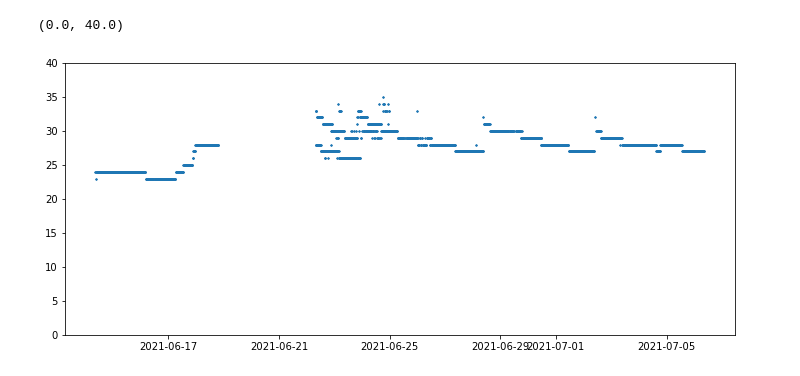
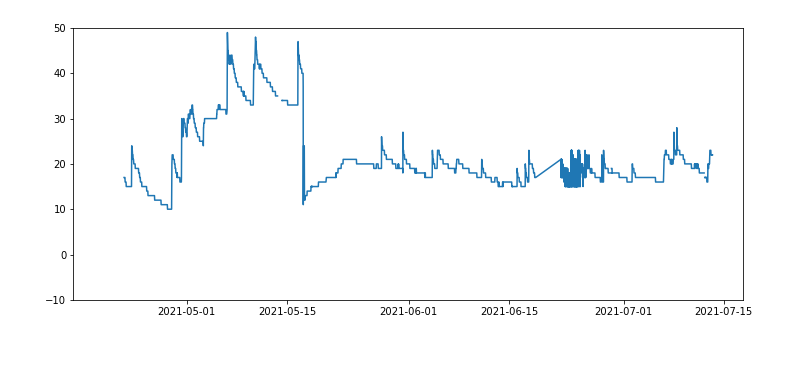
Before and after one commit to naiades-jsi/Carouge, a Jupyter notebook: notebooks/Data.ipynb, the cells around one changed output. Saved outputs shown, nothing was run; the diff lists cells and outputs as text; code cells hidden in the pictures.

```diff
--- a/notebooks/Data.ipynb
+++ b/notebooks/Data.ipynb
@@ -6,34 +6,37 @@ import plotly.express as px
 import plotly.offline as pyo
 # %%
 pyo.init_notebook_mode()
-n = 12
+
 
 devices = [
     "0a6a",
     "0a7c",
     "0a80",
     "0a83",
     "1efd",
     "1efe",
     "1eff",
     "1f0d",
     "1f02",
     "1f06",
     "1f08",
     "1f09",
     "1f10"
 ]
-
+n = 5
 filename = "carouge_device_" + devices[n] + ".csv"
 
 data = pd.read_csv("../data/" + filename)
 data['time'] = pd.to_datetime(data['time'], unit = 's')
 
 fig, ax = plt.subplots(figsize = (12, 5))
-plt.scatter(data['time'], data['value'], s = 1)
-plt.ylim([0, 40])
+plt.plot(data['time'], data['value'])
+plt.ylim([-10, 50])
+
+#values_temp = data['soilTemperature'].values
+values_Moisture = np.convolve(data['value'].values, np.ones(6)/6, mode = 'same')
+times = data['time'].values
 # %% [output]
 [interactive output not drawn]
-(0.0, 40.0)
-[figure, old version]
+[figure, new version]
 # %%
```
Also changed, not shown: parts of 11 cells of this notebook, 6 other files.
